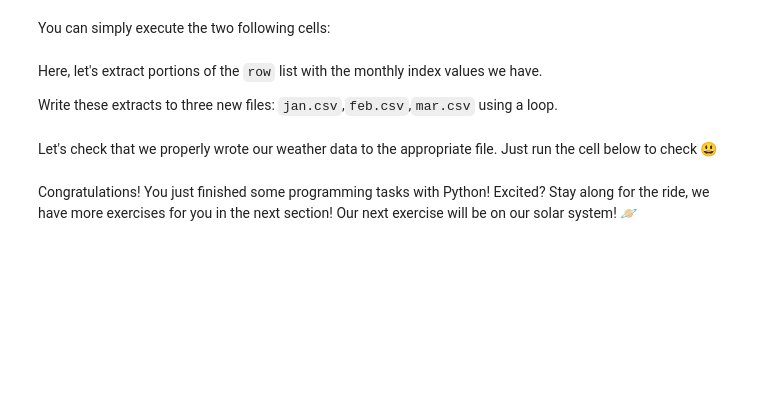
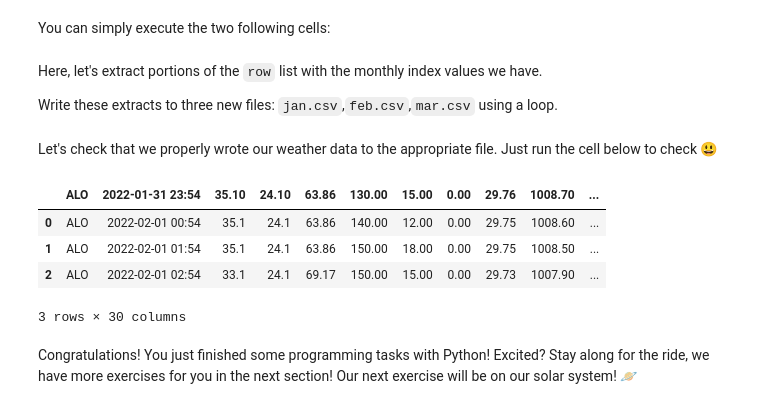
Before and after one commit to Armada250/2023_Intro_Python, a Jupyter notebook: ML_EES/IP/W1_S1.ipynb, the cells around one changed output. Drawn from its saved outputs; the diff is of its cells as text; code cells hidden in the pictures; blank space fills up the shorter version.

```diff
--- a/ML_EES/IP/W1_S1.ipynb
+++ b/ML_EES/IP/W1_S1.ipynb
@@ -189,9 +192,15 @@ for i in range(3):
 # %% [markdown]
 Let's check that we properly wrote our weather data to the appropriate file. Just run the cell below to check 😃
 # %%
-#@title Let's print the dates in March
-df = pd.read_csv(savefile[2]) # Reads the file using pandas
+#@title Let's print the dates in February
+df = pd.read_csv(savefile[1]) # Reads the file using pandas
 df.head(3) # Print the first three lines of the file
+# %% [output]
+|  | ALO | 2022-01-31 23:54 | 35.10 | 24.10 | 63.86 | 130.00 | 15.00 | 0.00 | 29.76 | 1008.70 | ... |
+| 0 | ALO | 2022-02-01 00:54 | 35.1 | 24.1 | 63.86 | 140.00 | 12.00 | 0.00 | 29.75 | 1008.60 | ... |
+| 1 | ALO | 2022-02-01 01:54 | 35.1 | 24.1 | 63.86 | 150.00 | 18.00 | 0.00 | 29.75 | 1008.50 | ... |
+| 2 | ALO | 2022-02-01 02:54 | 33.1 | 24.1 | 69.17 | 150.00 | 15.00 | 0.00 | 29.73 | 1007.90 | ... |
+3 rows × 30 columns
 # %% [markdown]
 Congratulations! You just finished some programming tasks with Python!
 Excited? Stay along for the ride, we have more exercises for you in the next section!
```
Also changed, not shown: parts of 3 cells of this notebook.
